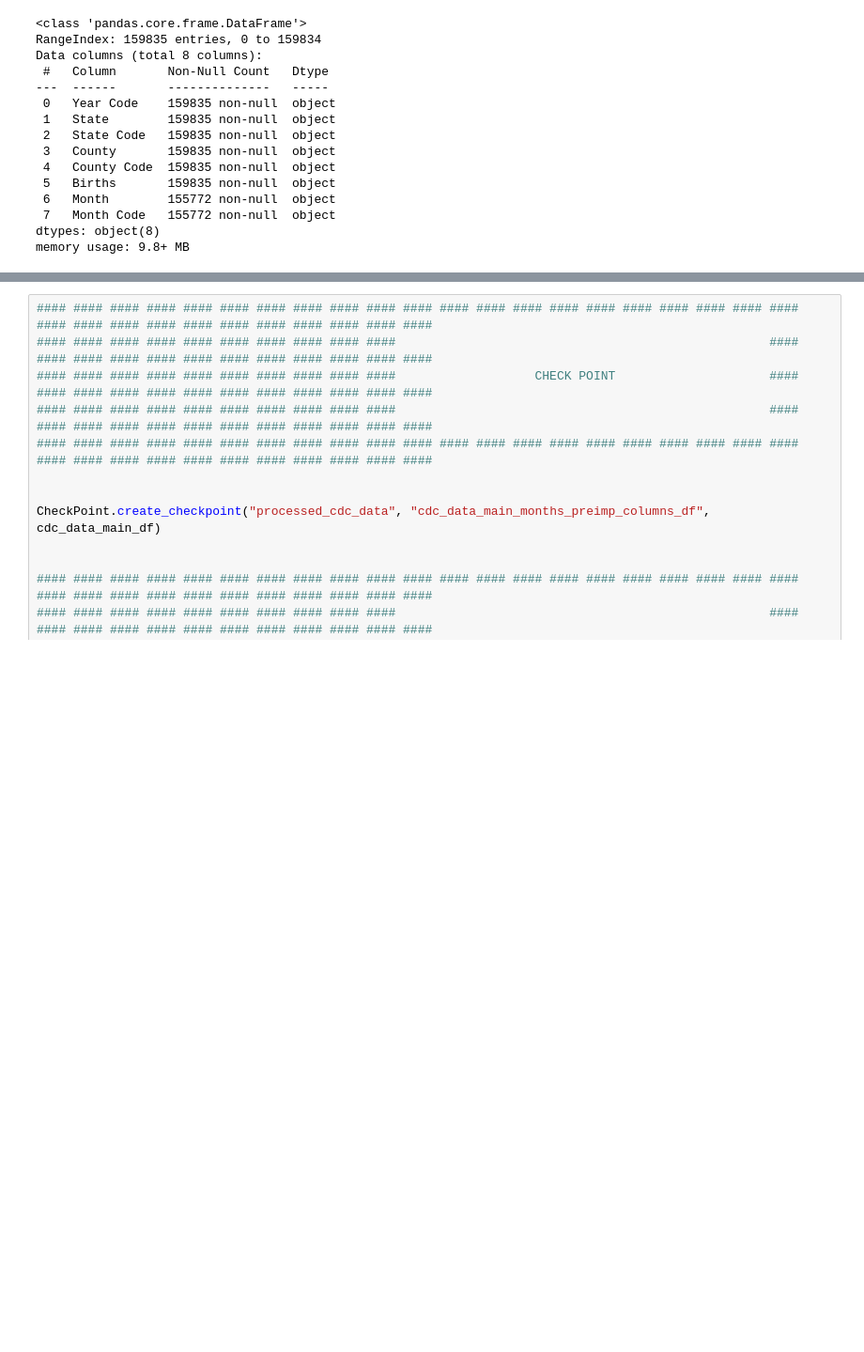
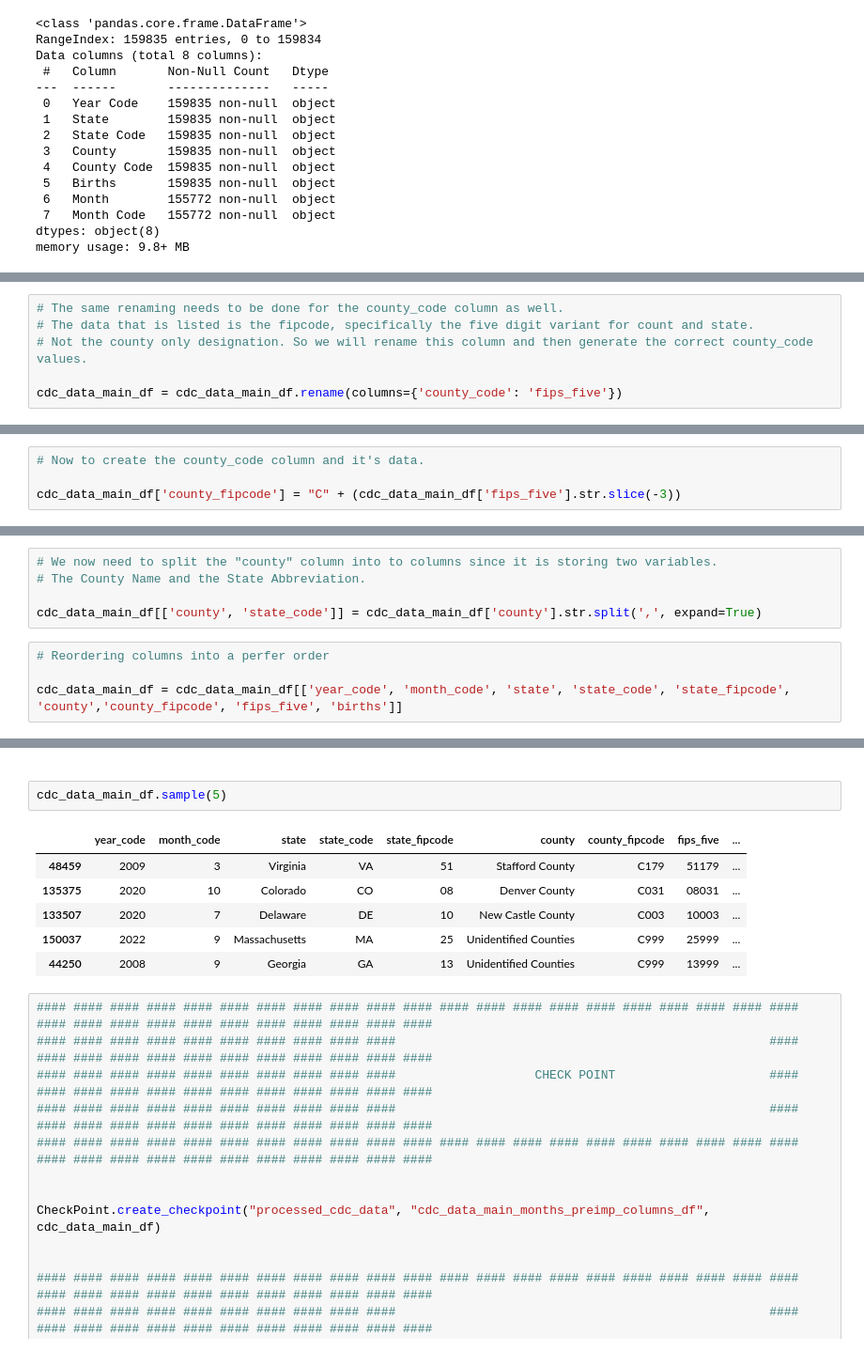
Before and after one commit to Caprikey/WGU_D497_Project_1, a Jupyter notebook: notebooks/data_cleaning_cdc_main.ipynb, the cells around one changed output, grey strips where cells are left out. Shown at 94% size. Saved outputs shown, nothing was run; the diff lists cells and outputs as text; blank space fills up the shorter version.

```diff
--- a/notebooks/data_cleaning_cdc_main.ipynb
+++ b/notebooks/data_cleaning_cdc_main.ipynb
@@ -1020,0 +1022,6 @@ memory usage: 6.1+ MB
+# %%
+# The same renaming needs to be done for the county_code column as well.
+# The data that is listed is the fipcode, specifically the five digit variant for count and state.
+# Not the county only designation. So we will rename this column and then generate the correct county_code values.
+
+cdc_data_main_df = cdc_data_main_df.rename(columns={'county_code': 'fips_five'})
@@ -1020,0 +1048,4 @@ memory usage: 6.1+ MB
+# %%
+# Now to create the county_code column and it's data.
+
+cdc_data_main_df['county_fipcode'] = "C" + (cdc_data_main_df['fips_five'].str.slice(-3))
@@ -1020,0 +1059,9 @@ memory usage: 6.1+ MB
+# %%
+# We now need to split the "county" column into to columns since it is storing two variables.
+# The County Name and the State Abbreviation.
+
+cdc_data_main_df[['county', 'state_code']] = cdc_data_main_df['county'].str.split(',', expand=True)
+# %%
+# Reordering columns into a perfer order
+
+cdc_data_main_df = cdc_data_main_df[['year_code', 'month_code', 'state', 'state_code', 'state_fipcode', 'county','county_fipcode', 'fips_five', 'births']]
@@ -1021,3 +1089,14 @@ memory usage: 6.1+ MB
+# %% [markdown]
+<a id="#dt1d_link"></a>
+# %%
+cdc_data_main_df.sample(5)
+# %% [output]
+|  | year_code | month_code | state | state_code | state_fipcode | county | county_fipcode | fips_five | ... |
+| 48459 | 2009 | 3 | Virginia | VA | 51 | Stafford County | C179 | 51179 | ... |
+| 135375 | 2020 | 10 | Colorado | CO | 08 | Denver County | C031 | 08031 | ... |
+| 133507 | 2020 | 7 | Delaware | DE | 10 | New Castle County | C003 | 10003 | ... |
+| 150037 | 2022 | 9 | Massachusetts | MA | 25 | Unidentified Counties | C999 | 25999 | ... |
+| 44250 | 2008 | 9 | Georgia | GA | 13 | Unidentified Counties | C999 | 13999 | ... |
 # %%
 #### #### #### #### #### #### #### #### #### #### #### #### #### #### #### #### #### #### #### #### #### #### #### #### #### #### #### #### #### #### #### ####
 #### #### #### #### #### #### #### #### #### ####                                                   #### #### #### #### #### #### #### #### #### #### #### ####
```
Also changed, not shown: parts of 63 cells of this notebook, 22 other files.
